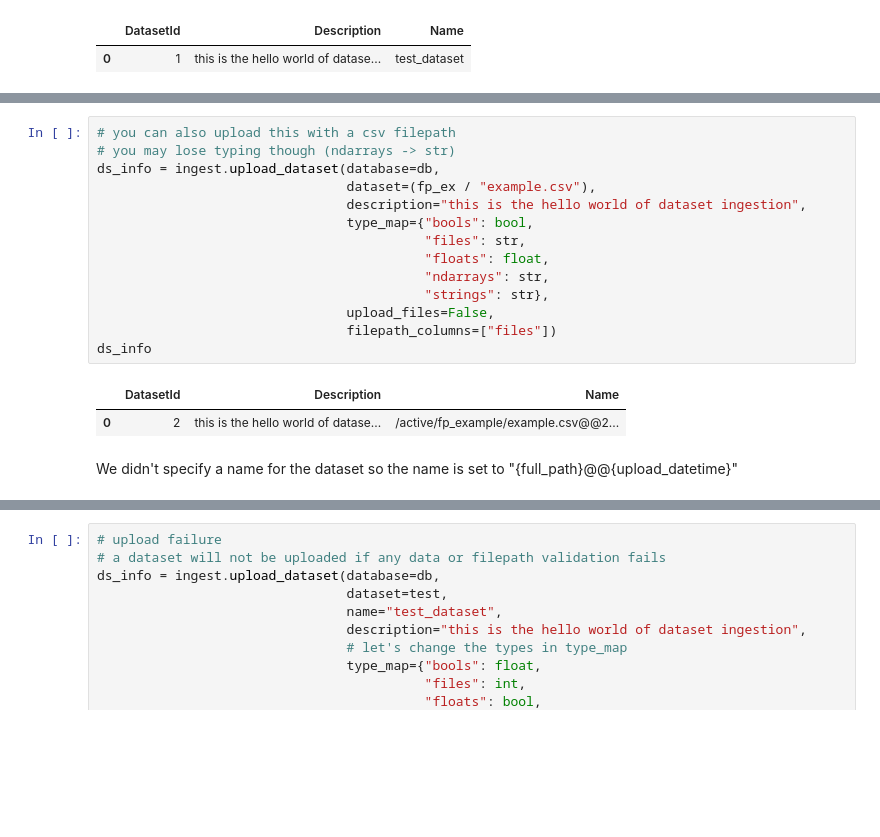
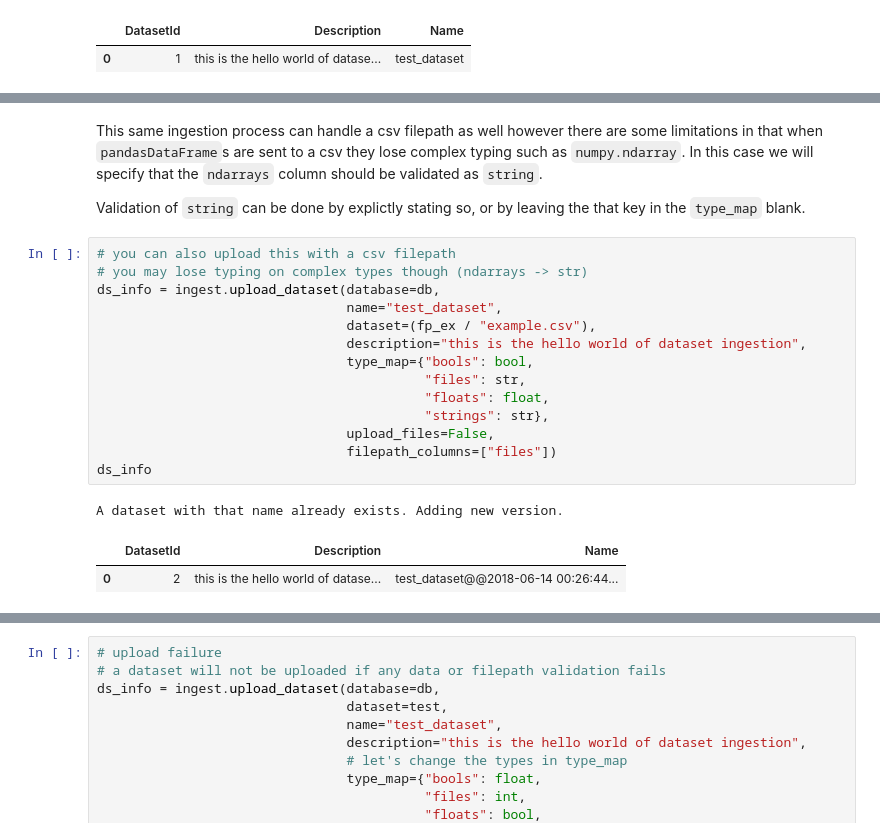
Before and after one commit to AllenCellModeling/datasetdatabase, a Jupyter notebook: examples/upload_and_get_dataset.ipynb, the cells around one changed output, grey strips where cells are left out. Saved outputs shown, nothing was run; the diff lists cells and outputs as text; blank space fills up the shorter version.

Commit message:
column filtering, query casting, bug fixes, better jupyter docs

```diff
--- a/examples/upload_and_get_dataset.ipynb
+++ b/examples/upload_and_get_dataset.ipynb
@@ -114,19 +138,22 @@ query.get_dataset(db, id=ds_info["DatasetId"][0])
+# %% [markdown]
+This same ingestion process can handle a csv filepath as well however there are some limitations in that when `pandasDataFrame`s are sent to a csv they lose complex typing such as `numpy.ndarray`. In this case we will specify that the `ndarrays` column should be validated as `string`.
+
+Validation of `string` can be done by explictly stating so, or by leaving the that key in the `type_map` blank.
 # %%
 # you can also upload this with a csv filepath
-# you may lose typing though (ndarrays -> str)
+# you may lose typing on complex types though (ndarrays -> str)
 ds_info = ingest.upload_dataset(database=db,
+                                name="test_dataset",
                                 dataset=(fp_ex / "example.csv"),
                                 description="this is the hello world of dataset ingestion",
                                 type_map={"bools": bool,
                                           "files": str,
                                           "floats": float,
-                                          "ndarrays": str,
                                           "strings": str},
                                 upload_files=False,
                                 filepath_columns=["files"])
 ds_info
 # %% [output]
+A dataset with that name already exists. Adding new version.
 |  | DatasetId | Description | Name |
-| 0 | 2 | this is the hello world of datase... | /active/fp_example/example.csv@@2... |
+| 0 | 2 | this is the hello world of datase... | test_dataset@@2018-06-14 00:26:44... |
-# %% [markdown]
-We didn't specify a name for the dataset so the name is set to "{full_path}@@{upload_datetime}"
```
Also changed, not shown: parts of 20 cells of this notebook, 7 other files.
